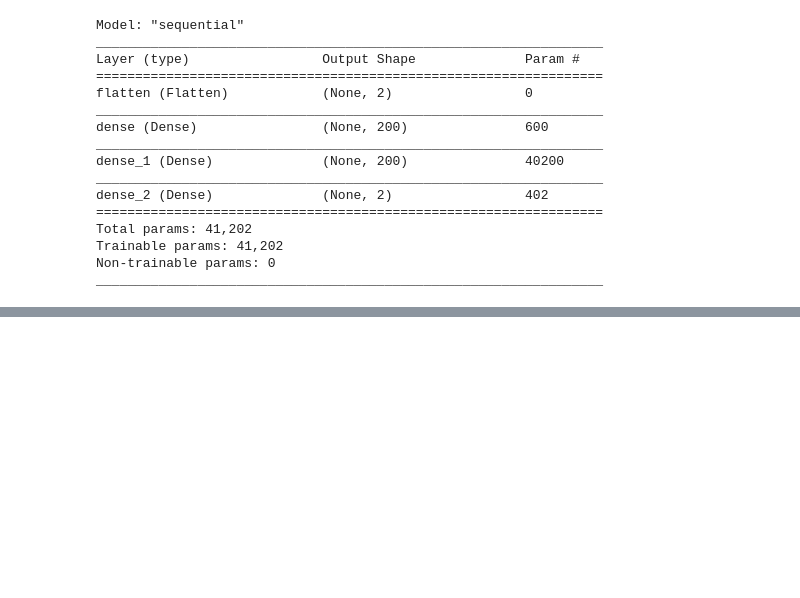
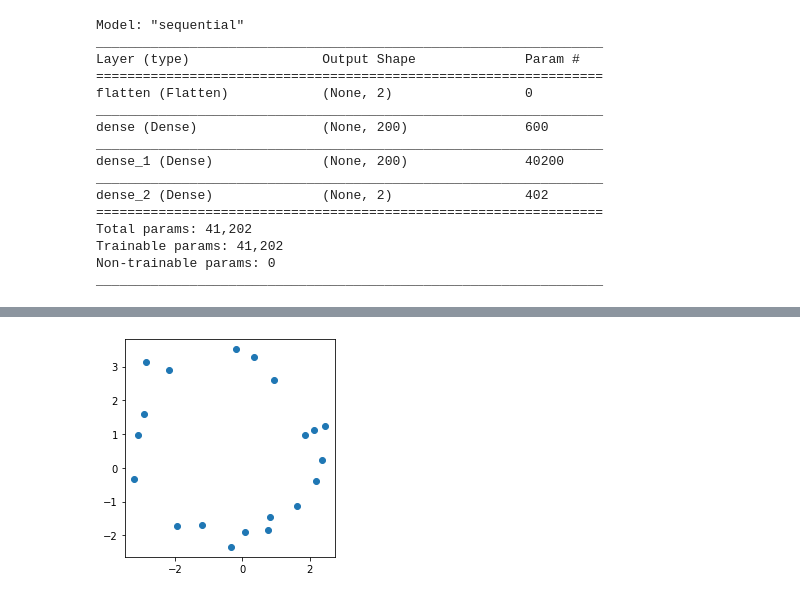
Before and after one commit to kimia-zahed/hamiltonian_neural_network, a Jupyter notebook: myHNN _kimiya_9dey99.ipynb, the cells around one changed output, grey strips where cells are left out. Saved outputs shown, nothing was run; the diff lists cells and outputs as text; code cells hidden in the pictures; blank space fills up the shorter version.

```diff
--- a/myHNN _kimiya_9dey99.ipynb
+++ b/myHNN _kimiya_9dey99.ipynb
@@ -123,0 +196,5 @@ myModel.evaluate(x_test, y_test)
+# %%
+plt.plot(new_pdot,new_qdot,'o')
+plt.axis('scaled');
+# %% [output]
+[figure, added]
```
Also changed, not shown: parts of 20 cells of this notebook.
